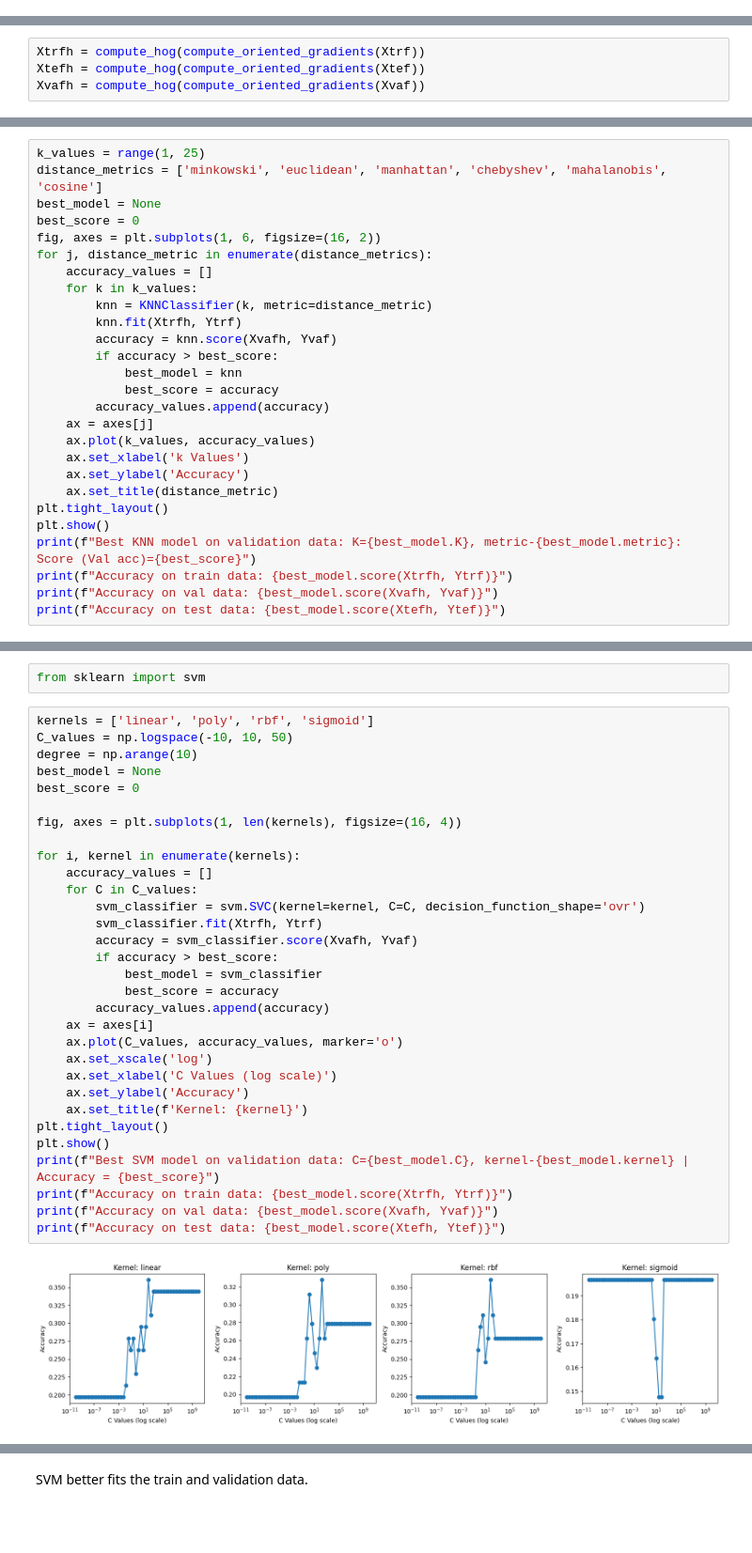
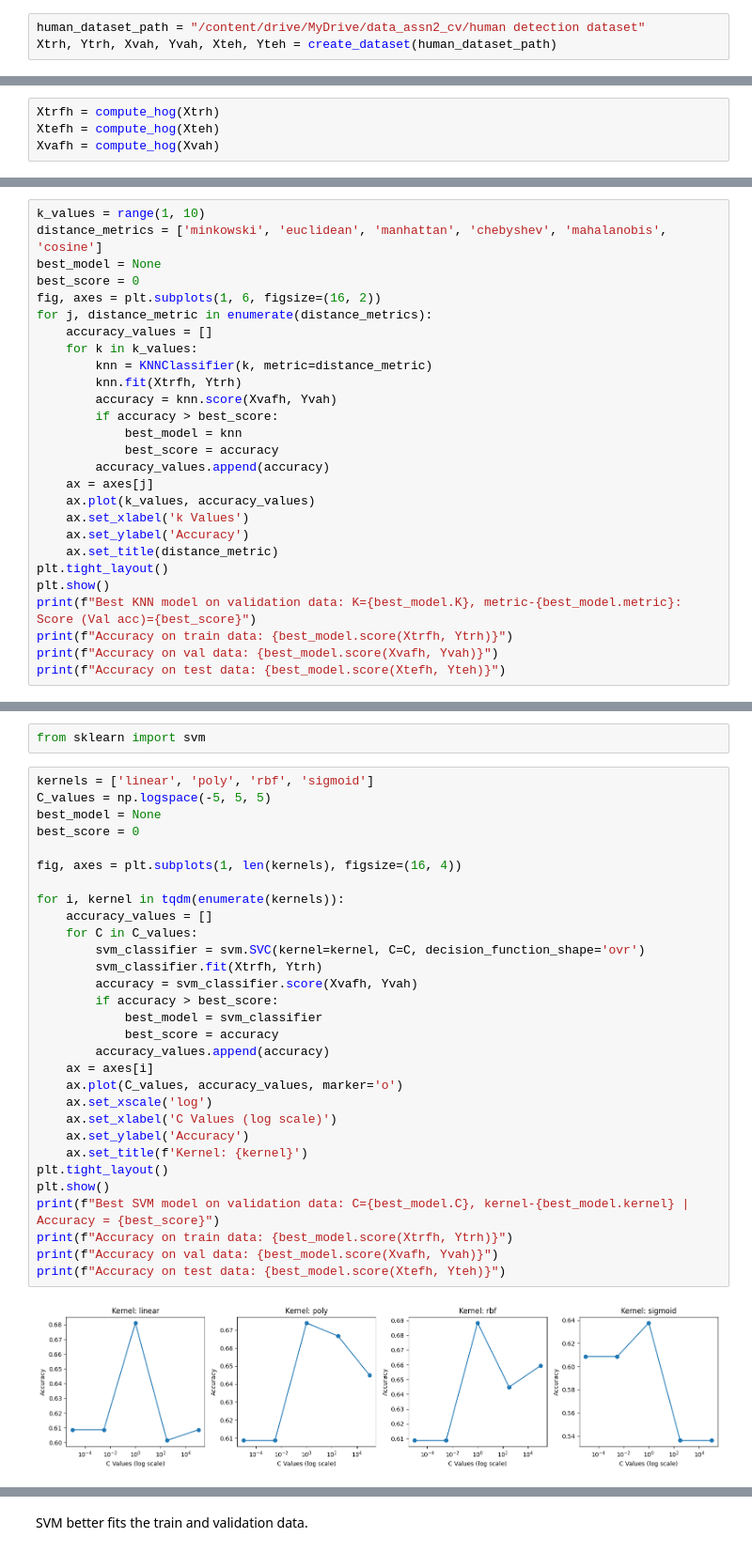
Before and after one commit to adityaprakash-work/EE511-CV-IIT-Mandi, a Jupyter notebook: A2/Q4/code.ipynb, the cells around one changed output, grey strips where cells are left out. Shown at 94% size. Cells and saved outputs as stored; diff of their text form; blank space fills up the shorter version.

```diff
--- a/A2/Q4/code.ipynb
+++ b/A2/Q4/code.ipynb
@@ -57,0 +58,3 @@ Description: 9 different people. 128 x 128 images
+# %%
+human_dataset_path = "/content/drive/MyDrive/data_assn2_cv/human detection dataset"
+Xtrh, Ytrh, Xvah, Yvah, Xteh, Yteh = create_dataset(human_dataset_path)
@@ -137,2 +188,6 @@ def plot_oriented_gradients(original_images, cells_per_block=(2, 2), bins=255//4
+# %%
+Xtrfh = compute_hog(Xtrh)
+Xtefh = compute_hog(Xteh)
+Xvafh = compute_hog(Xvah)
 # %% [markdown]
 ### Plot of Original vs OG images
@@ -224,4 +223,0 @@ def compute_hog(og_images, cells_per_block=(2, 2), bins=255//4):
-# %%
-Xtrfh = compute_hog(compute_oriented_gradients(Xtrf))
-Xtefh = compute_hog(compute_oriented_gradients(Xtef))
-Xvafh = compute_hog(compute_oriented_gradients(Xvaf))
@@ -310,7 +308,7 @@ class KNNClassifier():
         accuracy = np.mean(Y_pred == Y_true)
         return accuracy
 # %%
-k_values = range(1, 25)
+k_values = range(1, 10)
 distance_metrics = ['minkowski', 'euclidean', 'manhattan', 'chebyshev', 'mahalanobis', 'cosine']
 best_model = None
 best_score = 0
@@ -319,8 +317,8 @@ for j, distance_metric in enumerate(distance_metrics):
     accuracy_values = []
     for k in k_values:
         knn = KNNClassifier(k, metric=distance_metric)
-        knn.fit(Xtrfh, Ytrf)
-        accuracy = knn.score(Xvafh, Yvaf)
+        knn.fit(Xtrfh, Ytrh)
+        accuracy = knn.score(Xvafh, Yvah)
         if accuracy > best_score:
             best_model = knn
             best_score = accuracy
@@ -333,7 +331,7 @@ for j, distance_metric in enumerate(distance_metrics):
 plt.tight_layout()
 plt.show()
 print(f"Best KNN model on validation data: K={best_model.K}, metric-{best_model.metric}: Score (Val acc)={best_score}")
-print(f"Accuracy on train data: {best_model.score(Xtrfh, Ytrf)}")
-print(f"Accuracy on val data: {best_model.score(Xvafh, Yvaf)}")
-print(f"Accuracy on test data: {best_model.score(Xtefh, Ytef)}")
+print(f"Accuracy on train data: {best_model.score(Xtrfh, Ytrh)}")
+print(f"Accuracy on val data: {best_model.score(Xvafh, Yvah)}")
+print(f"Accuracy on test data: {best_model.score(Xtefh, Yteh)}")
 # %% [output]
@@ -350,34 +348,33 @@ Surprisingly, manhattan distance proves to be the most successful.
 from sklearn import svm
 # %%
 kernels = ['linear', 'poly', 'rbf', 'sigmoid']
-C_values = np.logspace(-10, 10, 50)
-degree = np.arange(10)
+C_values = np.logspace(-5, 5, 5)
 best_model = None
 best_score = 0
 
 fig, axes = plt.subplots(1, len(kernels), figsize=(16, 4))
 
-for i, kernel in enumerate(kernels):
+for i, kernel in tqdm(enumerate(kernels)):
     accuracy_values = []
     for C in C_values:
         svm_classifier = svm.SVC(kernel=kernel, C=C, decision_function_shape='ovr')
-        svm_classifier.fit(Xtrfh, Ytrf)
-        accuracy = svm_classifier.score(Xvafh, Yvaf)
+        svm_classifier.fit(Xtrfh, Ytrh)
+        accuracy = svm_classifier.score(Xvafh, Yvah)
         if accuracy > best_score:
             best_model = svm_classifier
             best_score = accuracy
         accuracy_values.append(accuracy)
     ax = axes[i]
     ax.plot(C_values, accuracy_values, marker='o')
     ax.set_xscale('log')
     ax.set_xlabel('C Values (log scale)')
     ax.set_ylabel('Accuracy')
     ax.set_title(f'Kernel: {kernel}')
 plt.tight_layout()
 plt.show()
 print(f"Best SVM model on validation data: C={best_model.C}, kernel-{best_model.kernel} | Accuracy = {best_score}")
-print(f"Accuracy on train data: {best_model.score(Xtrfh, Ytrf)}")
-print(f"Accuracy on val data: {best_model.score(Xvafh, Yvaf)}")
-print(f"Accuracy on test data: {best_model.score(Xtefh, Ytef)}")
+print(f"Accuracy on train data: {best_model.score(Xtrfh, Ytrh)}")
+print(f"Accuracy on val data: {best_model.score(Xvafh, Yvah)}")
+print(f"Accuracy on test data: {best_model.score(Xtefh, Yteh)}")
 # %% [output]
-[figure, old version]
+[figure, new version]
```
Also changed, not shown: parts of 43 cells of this notebook.
